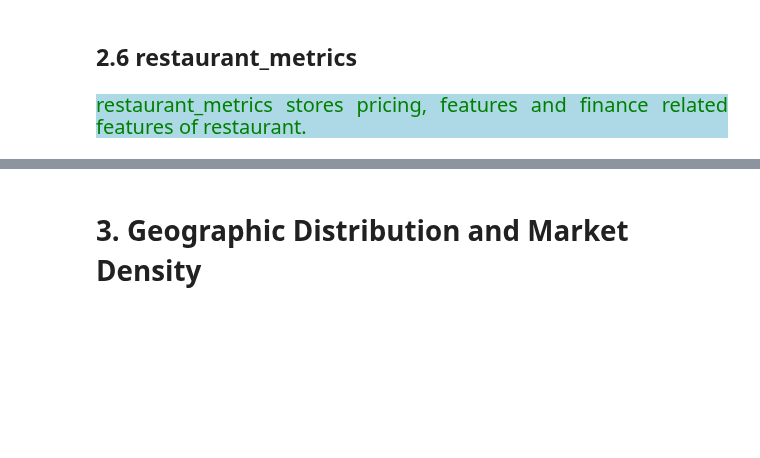
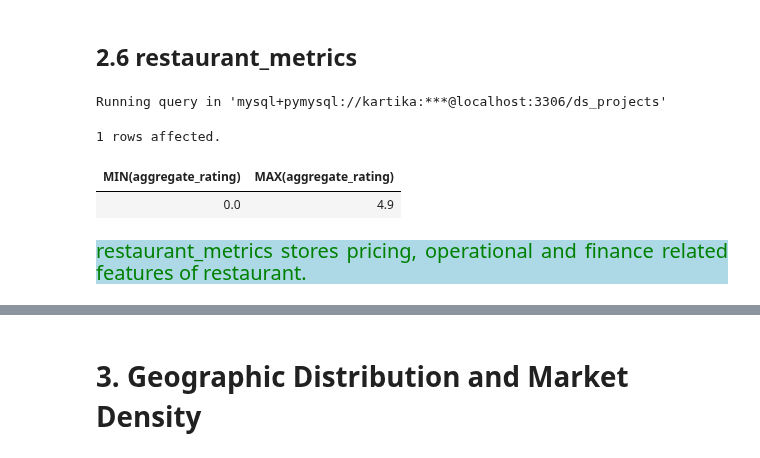
Before and after one commit to Kartika-Nidhi/Restaurant_Analysis_SQL, a Jupyter notebook: Restaurant_Analysis_SQl.ipynb, the cells around one changed output, grey strips where cells are left out. Drawn from its saved outputs; the diff is of its cells as text; code cells hidden in the pictures; blank space fills up the shorter version.

```diff
--- a/Restaurant_Analysis_SQl.ipynb
+++ b/Restaurant_Analysis_SQl.ipynb
@@ -417,8 +423,19 @@ Truncated to displaylimit of 10.
 
 # SELECT *
 # FROM restaurant_metrics;
+# %%
+%%sql
+
+SELECT MIN(aggregate_rating), MAX(aggregate_rating)
+FROM restaurant_metrics
+;
+# %% [output]
+Running query in 'mysql+pymysql://kartika:***@localhost:3306/ds_projects'
+1 rows affected.
+| MIN(aggregate_rating) | MAX(aggregate_rating) |
+| 0.0 | 4.9 |
 # %% [markdown]
-<div style = "background-color:lightblue; color:green; font-size:20px; text-align:justify">restaurant_metrics stores pricing, features and finance related features of restaurant.
+<div style = "background-color:lightblue; color:green; font-size:20px; text-align:justify">restaurant_metrics stores pricing, operational and finance related features of restaurant.
 # %% [markdown]
 <div>
 # %% [markdown]
```
Also changed, not shown: parts of 7 cells of this notebook.
